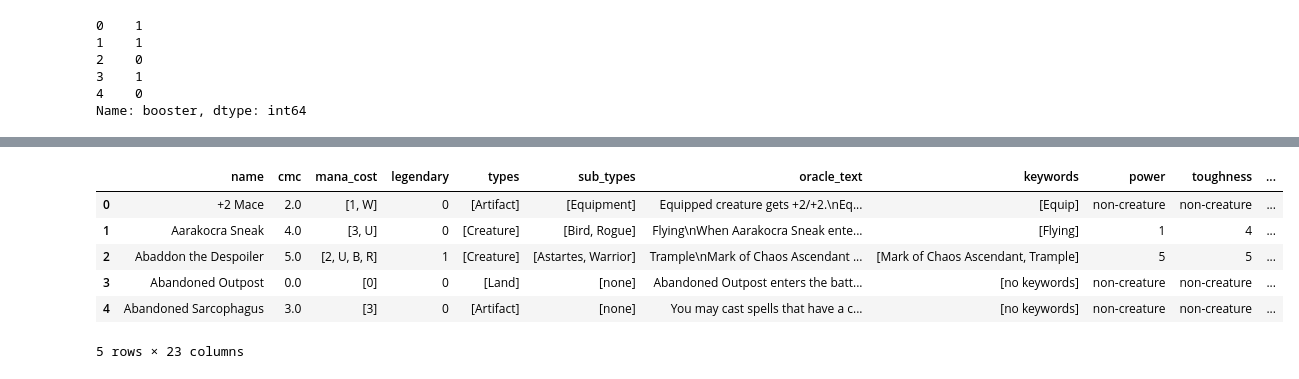
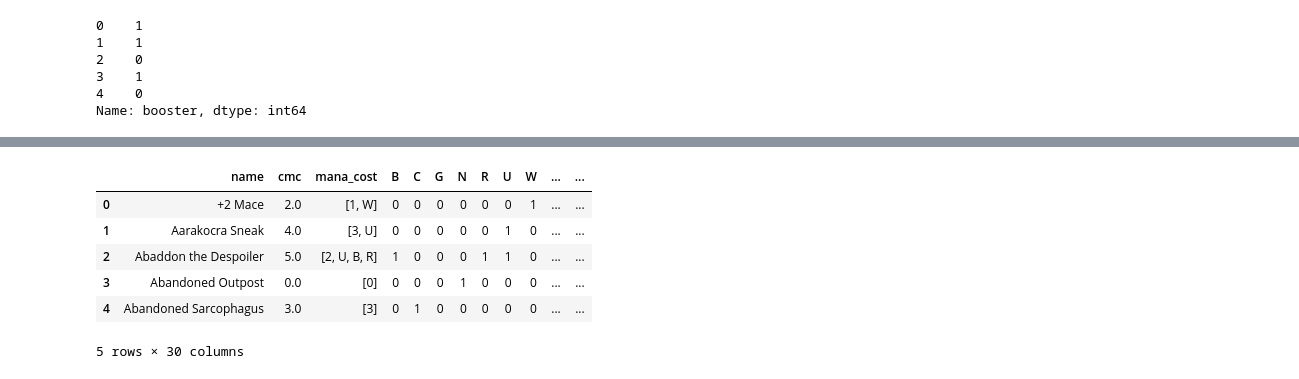
Before and after one commit to LouisHH0203/mtg_nlp_price_prediction, a Jupyter notebook: encode/test_encoding.ipynb, the cells around one changed output, grey strips where cells are left out. Saved outputs shown, nothing was run; the diff lists cells and outputs as text; code cells hidden in the pictures.

Commit message:
Encoded color values

```diff
--- a/encode/test_encoding.ipynb
+++ b/encode/test_encoding.ipynb
@@ -131,0 +257,4 @@ df.head()
+# %%
+colors_mlb = MultiLabelBinarizer()
+colors_mlb.fit(df['colors'])
+colors_mlb.classes_
@@ -131,0 +263,4 @@ df.head()
+# %%
+binary_colors = colors_mlb.transform(df['colors'])
+colors_df = pd.DataFrame(binary_colors, columns=colors_mlb.classes_)
+colors_df
@@ -131,0 +281,3 @@ df.head()
+# %%
+df.drop('colors', axis=1, inplace=True)
+df
@@ -131,0 +298,3 @@ df.head()
+# %%
+df = pd.concat([df, colors_df], axis=1)
+df
@@ -206,33 +389,40 @@ list(df.columns.values)
 # %%
 df = df[['name',
  'cmc',
  'mana_cost',
+ 'B',
+ 'C',
+ 'G',
+ 'N',
+ 'R',
+ 'U',
+ 'W',
  'legendary',
  'types',
  'sub_types',
  'oracle_text',
  'keywords',
  'power',
  'toughness',
  'textless',
  'reserved',
  'foil',
  'nonfoil',
  'set',
  'rarity_common',
  'rarity_mythic',
  'rarity_rare',
  'rarity_special',
  'rarity_uncommon',
  'released_at',
  'booster',
  'usd']]
 df.head()
 # %% [output]
-|  | name | cmc | mana_cost | legendary | types | sub_types | oracle_text | keywords | power | toughness | ... |
-| 0 | +2 Mace | 2.0 | [1, W] | 0 | [Artifact] | [Equipment] | Equipped creature gets +2/+2.\nEq... | [Equip] | non-creature | non-creature | ... |
-| 1 | Aarakocra Sneak | 4.0 | [3, U] | 0 | [Creature] | [Bird, Rogue] | Flying\nWhen Aarakocra Sneak ente... | [Flying] | 1 | 4 | ... |
-| 2 | Abaddon the Despoiler | 5.0 | [2, U, B, R] | 1 | [Creature] | [Astartes, Warrior] | Trample\nMark of Chaos Ascendant ... | [Mark of Chaos Ascendant, Trample] | 5 | 5 | ... |
-| 3 | Abandoned Outpost | 0.0 | [0] | 0 | [Land] | [none] | Abandoned Outpost enters the batt... | [no keywords] | non-creature | non-creature | ... |
-| 4 | Abandoned Sarcophagus | 3.0 | [3] | 0 | [Artifact] | [none] | You may cast spells that have a c... | [no keywords] | non-creature | non-creature | ... |
+|  | name | cmc | mana_cost | B | C | G | N | R | U | W | ... | ... |
+| 0 | +2 Mace | 2.0 | [1, W] | 0 | 0 | 0 | 0 | 0 | 0 | 1 | ... | ... |
+| 1 | Aarakocra Sneak | 4.0 | [3, U] | 0 | 0 | 0 | 0 | 0 | 1 | 0 | ... | ... |
+| 2 | Abaddon the Despoiler | 5.0 | [2, U, B, R] | 1 | 0 | 0 | 0 | 1 | 1 | 0 | ... | ... |
+| 3 | Abandoned Outpost | 0.0 | [0] | 0 | 0 | 0 | 1 | 0 | 0 | 0 | ... | ... |
+| 4 | Abandoned Sarcophagus | 3.0 | [3] | 0 | 1 | 0 | 0 | 0 | 0 | 0 | ... | ... |
-5 rows × 23 columns
+5 rows × 30 columns
```
Also changed, not shown: parts of 26 cells of this notebook, 1 other file.
